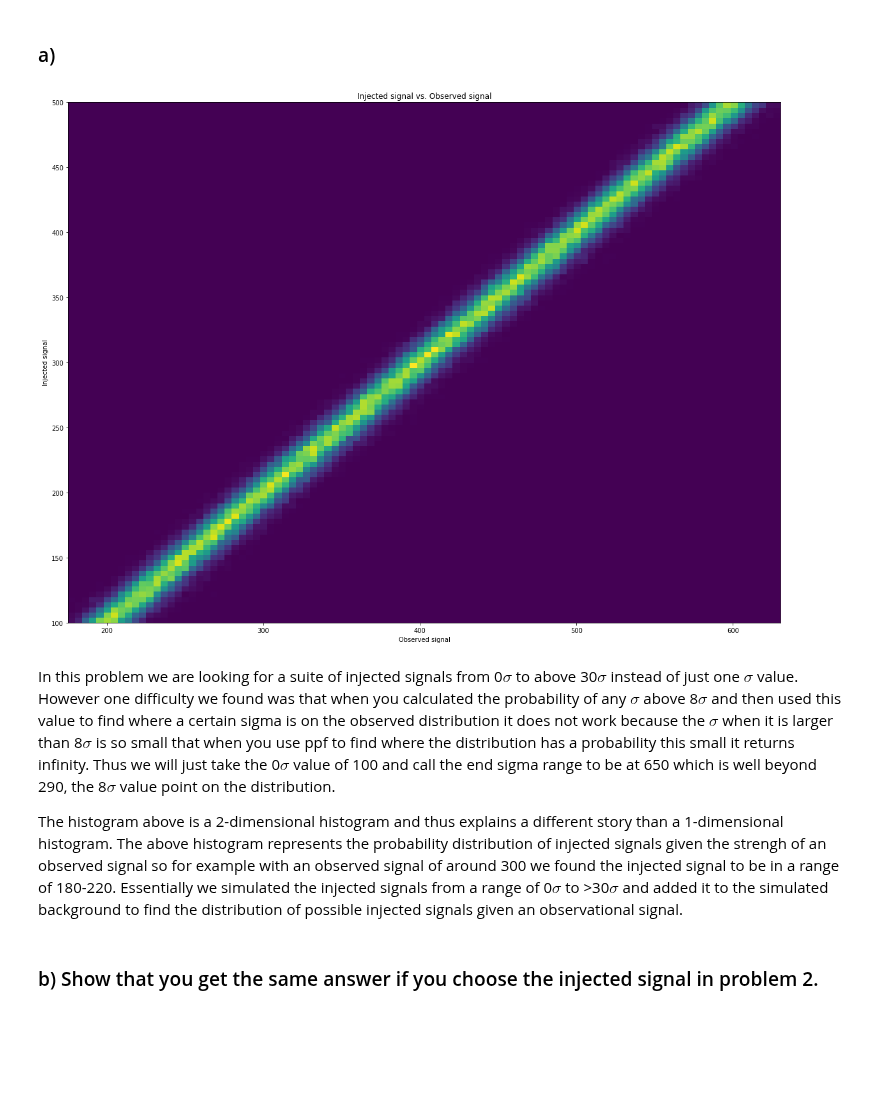
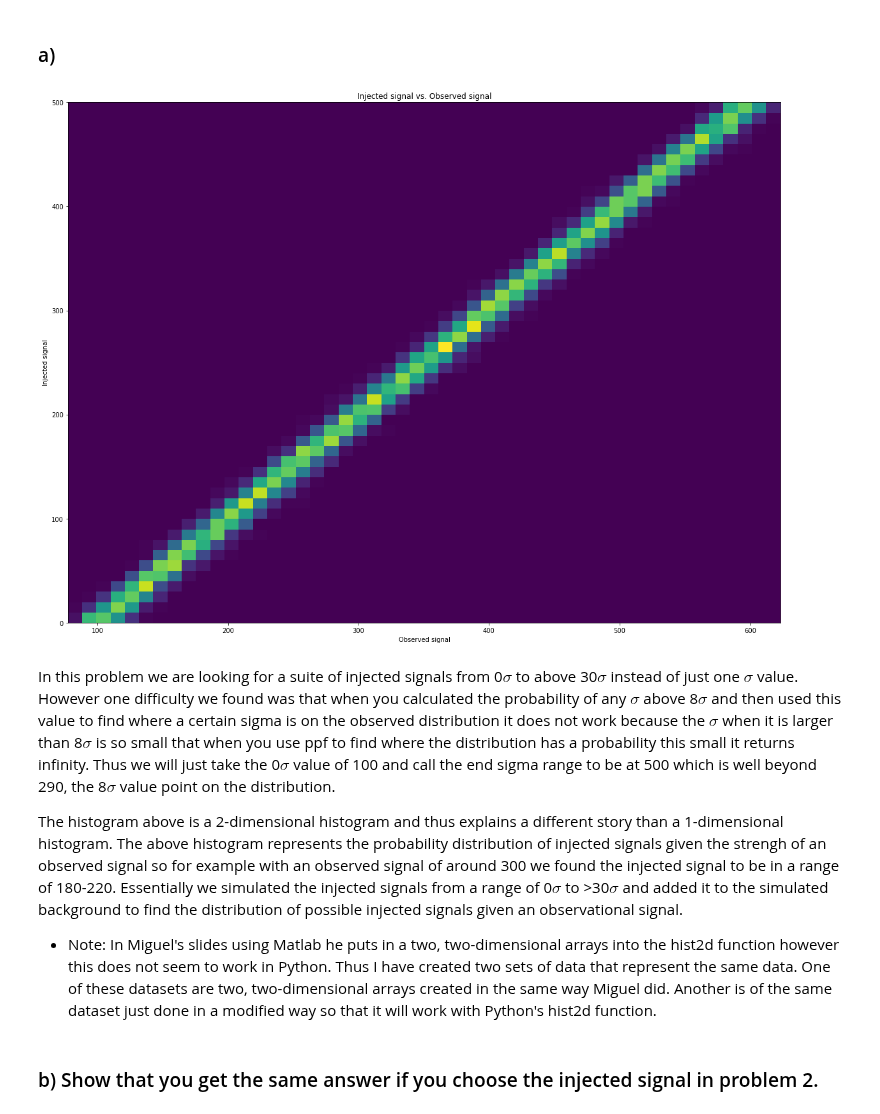
Before and after one commit to elocj/PHYS434, a Jupyter notebook: lab6/lab6.ipynb, the cells around one changed output. Cells and saved outputs as stored; diff of their text form; code cells hidden in the pictures; blank space fills up the shorter version.

Commit message:
nearly done

```diff
--- a/lab6/lab6.ipynb
+++ b/lab6/lab6.ipynb
@@ -34,11 +10,11 @@ Index(['pt', 'eta', 'phi', 'mass', 'ee2', 'ee3', 'd2', 'angularity', 't1',
 ## Setup
 # %%
 mu = 100
-# print(higgs)
-size = len(higgs['eta'])
-print(size)
-print(len(higgs['pt']))
+size = 10000
 simBG = stats.poisson.rvs(mu, size=size)
-plt.hist(simBG, 500, density=True)
+plt.hist(simBG, 100, density=True)
+plt.title('Background Poisson Distribution')
+plt.xlabel('Signals')
+plt.ylabel('Proabability')
 plt.show()
 # %% [output]
@@ -94,20 +68,28 @@ Make a suite of injected signals that range from 0$\sigma$ to a $\sigma$ value w
 # %% [markdown]
 ### a)
 # %%
-simData = stats.poisson.rvs(mu, size=size)
-sig8 = np.ones(size) * sigValue
-simData = simData + injSig
+maxSig = 500
+injSig = np.linspace(0, maxSig, 1000)
+simData = stats.poisson.rvs(mu, size=[1000, 1000])
+scratch, signal = np.meshgrid(injSig, injSig)
+simObs = simData + signal
 
-plt.hist2d(simData, injSig, bins=(100,100), density=True)
+bg = stats.poisson.rvs(mu, size=size)
+injSignal = np.linspace(0, maxSig, size)
+obs = bg + injSignal
+
+plt.hist2d(obs, injSignal, bins=(50,50), density=True)
 plt.title('Injected signal vs. Observed signal')
 plt.ylabel('Injected signal')
 plt.xlabel('Observed signal')
 plt.show()
 # %% [output]
-[figure, old version]
+[figure, new version]
 # %% [markdown]
-In this problem we are looking for a suite of injected signals from 0$\sigma$ to above 30$\sigma$ instead of just one $\sigma$ value. However one difficulty we found was that when you calculated the probability of any $\sigma$ above 8$\sigma$ and then used this value to find where a certain sigma is on the observed distribution it does not work because the $\sigma$ when it is larger than 8$\sigma$ is so small that when you use ppf to find where the distribution has a probability this small it returns infinity. Thus we will just take the 0$\sigma$ value of 100 and call the end sigma range to be at 650 which is well beyond 290, the 8$\sigma$ value point on the distribution.
+In this problem we are looking for a suite of injected signals from 0$\sigma$ to above 30$\sigma$ instead of just one $\sigma$ value. However one difficulty we found was that when you calculated the probability of any $\sigma$ above 8$\sigma$ and then used this value to find where a certain sigma is on the observed distribution it does not work because the $\sigma$ when it is larger than 8$\sigma$ is so small that when you use ppf to find where the distribution has a probability this small it returns infinity. Thus we will just take the 0$\sigma$ value of 100 and call the end sigma range to be at 500 which is well beyond 290, the 8$\sigma$ value point on the distribution.
 
 The histogram above is a 2-dimensional histogram and thus explains a different story than a 1-dimensional histogram. The above histogram represents the probability distribution of injected signals given the strengh of an observed signal so for example with an observed signal of around 300 we found the injected signal to be in a range of 180-220. Essentially we simulated the injected signals from a range of 0$\sigma$ to >30$\sigma$ and added it to the simulated background to find the distribution of possible injected signals given an observational signal.
+
+* Note: In Miguel's slides using Matlab he puts in a two, two-dimensional arrays into the hist2d function however this does not seem to work in Python. Thus I have created two sets of data that represent the same data. One of these datasets are two, two-dimensional arrays created in the same way Miguel did. Another is of the same dataset just done in a modified way so that it will work with Python's hist2d function.
 # %% [markdown]
 ### b) Show that you get the same answer if you choose the injected signal in problem 2.
```
Also changed, not shown: parts of 29 cells of this notebook.
